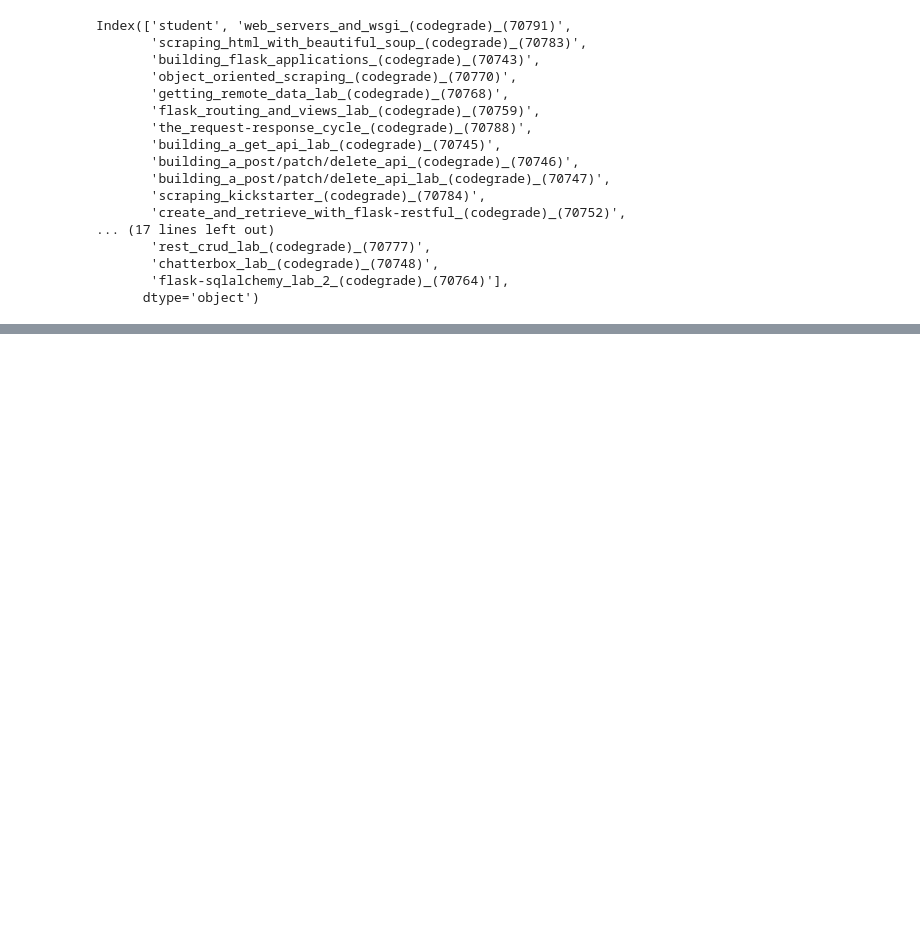
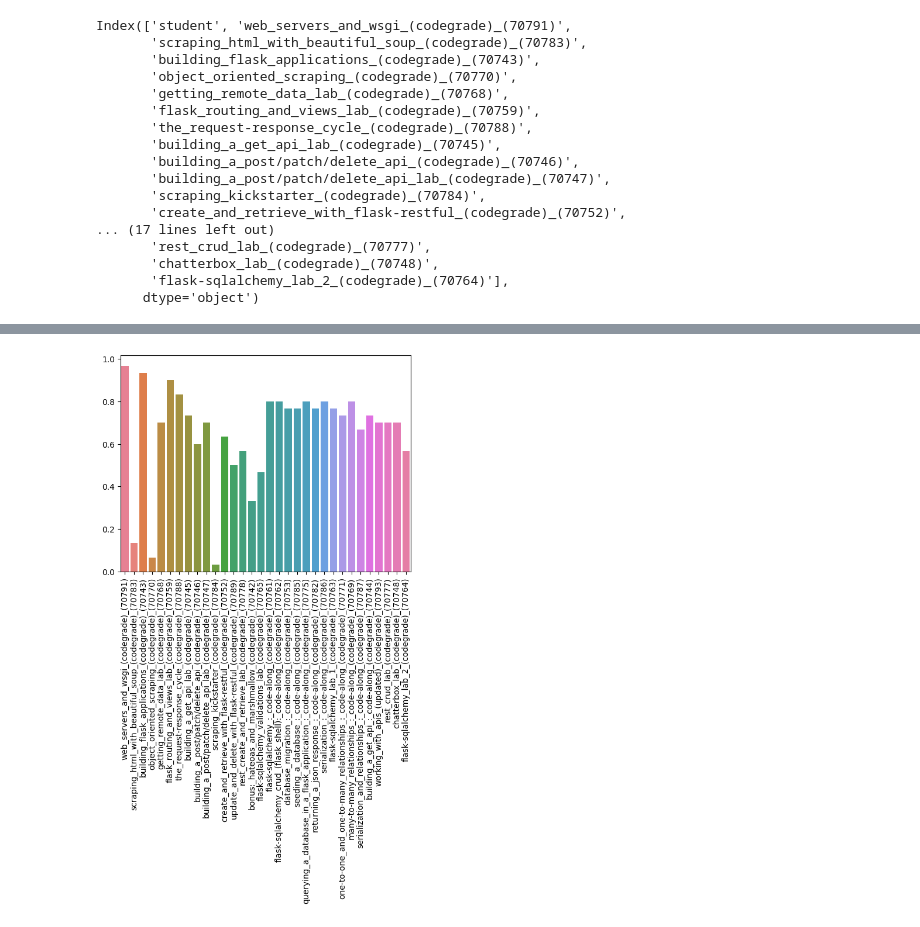
Before and after one commit to M-Nesphory/Moringa_Exercises, a Jupyter notebook: Other/Grade_Analysis.ipynb, the cells around one changed output, grey strips where cells are left out. Cells and saved outputs as stored; diff of their text form; code cells hidden in the pictures; blank space fills up the shorter version.

```diff
--- a/Other/Grade_Analysis.ipynb
+++ b/Other/Grade_Analysis.ipynb
@@ -500,4 +501,4 @@ Index(['student', 'web_servers_and_wsgi_(codegrade)_(70791)',
 df_cleaned_labs = df_labs.fillna(0.0)
 # %%
 # Table with null values replaced
-df_cleaned_labs
+df_cleaned_labs['total_lab_score'] = df_cleaned_labs.select_dtypes(include ='number').sum(axis = 1)
@@ -541,0 +548,6 @@ df
+# %%
+df_labs2 = df_cleaned_labs.iloc[:,:-1]
+sns.barplot(df_labs2, errorbar = None)
+plt.xticks(rotation = 90);
+# %% [output]
+[figure, added]
```
Also changed, not shown: parts of 10 cells of this notebook, 4 other files.
